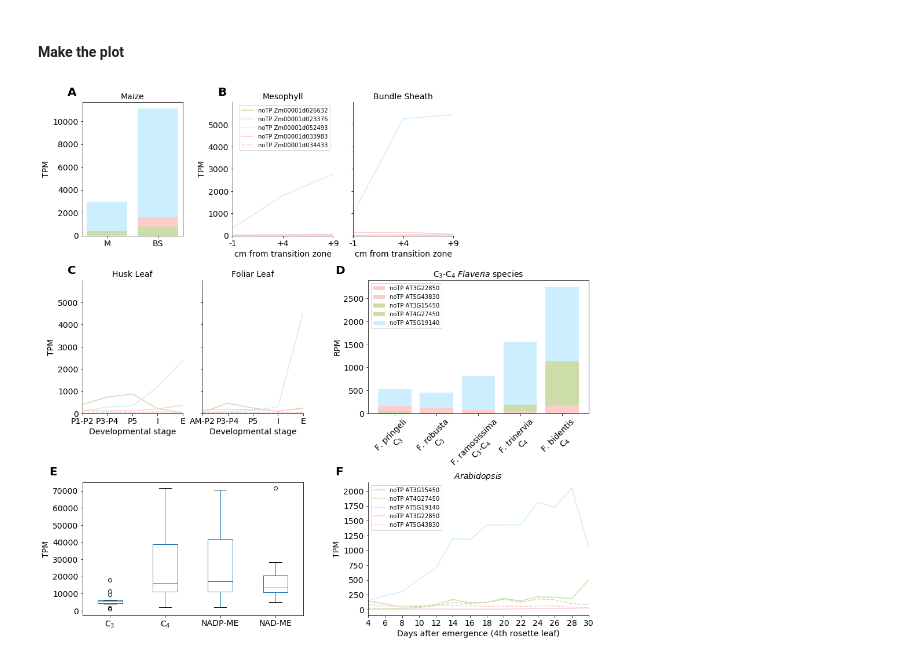
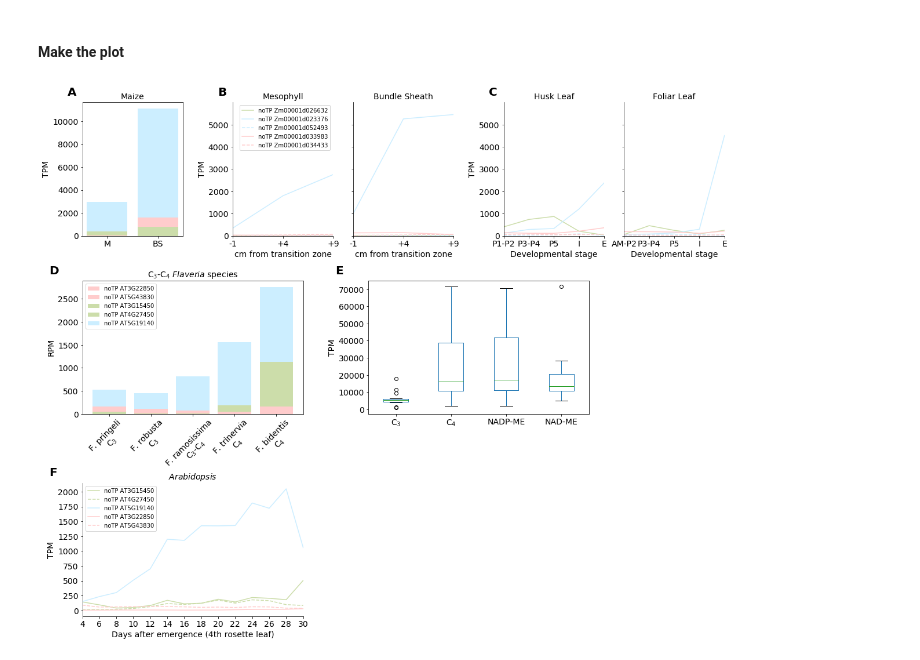
Before and after one commit to RonaCostello/Thesis, a Jupyter notebook: plots/chapter3_ailp1Expression.ipynb, the cells around one changed output. Cells and saved outputs as stored; diff of their text form; code cells hidden in the pictures.

Commit message:
Rearrange plots so that similar datasets occupy the same row

```diff
--- a/plots/chapter3_ailp1Expression.ipynb
+++ b/plots/chapter3_ailp1Expression.ipynb
@@ -469,11 +469,11 @@ ax3.set_title('Bundle Sheath', size=fig_variables['title_size'])
 
 
 ### Panel C ###
-ax4 = fig.add_subplot(spec[1, 0])
-ax5 = fig.add_subplot(spec[1, 1])
+ax4 = fig.add_subplot(spec[0, 3])
+ax5 = fig.add_subplot(spec[0, 4])
 
-ax4.set_position(get_new_position(ax4, 0, -0.03))
-ax5.set_position(get_new_position(ax5, 0, -0.03))
+ax4.set_position(get_new_position(ax4, 0.08, 0))
+ax5.set_position(get_new_position(ax5, 0.08, 0))
 
 # Wang
 maize_foliar_husk_wang(ax4, ax5, orthogroup_fasta_file)
@@ -501,8 +501,8 @@ ax5.set_title('Foliar Leaf', size=fig_variables['title_size'])
 
 #### Panel D ####
 # gowick
-ax6 = fig.add_subplot(spec[1, 2:4])
-ax6.set_position(get_new_position(ax6, 0.06, -0.03))
+ax6 = fig.add_subplot(spec[1, 0:2])
+ax6.set_position(get_new_position(ax6, 0, -0.03))
 
 flaveria_C3_C4_Gowick(ax6, orthogroup_fasta_file)
 ax6.set_ylabel('RPM', fontsize=fig_variables['x_label_font_size'])
@@ -518,39 +518,39 @@ ax6.set_title('$C_{3}$-$C_{4}$ $\it{Flaveria}$ species', size=fig_variables['tit
 
 #### Panel E ####
 # boxplot
-ax7 = fig.add_subplot(spec[2, 0:2])
-ax7.set_position(get_new_position(ax7, 0, -0.1))
+ax7 = fig.add_subplot(spec[1, 2:4])
+ax7.set_position(get_new_position(ax7, 0.06, -0.03))
 
 C3_v_C4_boxplot(ax7, orthogroup_fasta_file)
 ax7.set_ylabel('TPM', fontsize=fig_variables['x_label_font_size'])
 for tick in ax7.xaxis.get_major_ticks():
     tick.label.set_fontsize(fig_variables['x_tick_font_size'])
 for tick in ax7.yaxis.get_major_ticks():
     tick.label.set_fontsize(fig_variables['x_tick_font_size'])
 
 #### Panel F ####
 # woo
-ax8 = fig.add_subplot(spec[2, 2:4])
-ax8.set_position(get_new_position(ax8, 0.06, -0.1))
+ax8 = fig.add_subplot(spec[2, 0:2])
+ax8.set_position(get_new_position(ax8, 0, -0.1))
 
 arabidopsis_dev_woo(ax8, orthogroup_fasta_file)
 ax8.set_ylabel('TPM', fontsize=fig_variables['x_label_font_size'])
 ax8.set_xlabel('Days after emergence (4th rosette leaf)', fontsize=fig_variables['x_label_font_size'])
 ax8.legend(fontsize=fig_variables['legend_font_size'])
 for tick in ax8.xaxis.get_major_ticks():
     tick.label.set_fontsize(fig_variables['x_tick_font_size'])
 for tick in ax8.yaxis.get_major_ticks():
     tick.label.set_fontsize(fig_variables['x_tick_font_size'])
 ax8.set_title('$\itArabidopsis$', size=fig_variables['title_size'])
 
 labels = ['A', 'B', 'C', 'D', 'E', 'F']
 axs = [ax1, ax2, ax4, ax6, ax7, ax8]
 for n, ax in enumerate(axs):
     ax.text(-0.15, 1.05, labels[n], transform=ax.transAxes,
             size=20, weight='bold')
 
 plt.savefig('../figures/ailp1Expression.pdf', bbox_inches='tight')
 
 # subplots_adjust(left=fig_variables['left'], bottom=fig_variables['bottom'], right=fig_variables['right'], top=fig_variables['top'], wspace=fig_variables['wspace'], hspace=fig_variables['hspace'])
 # %% [output]
-[figure, old version]
+[figure, new version]
```
